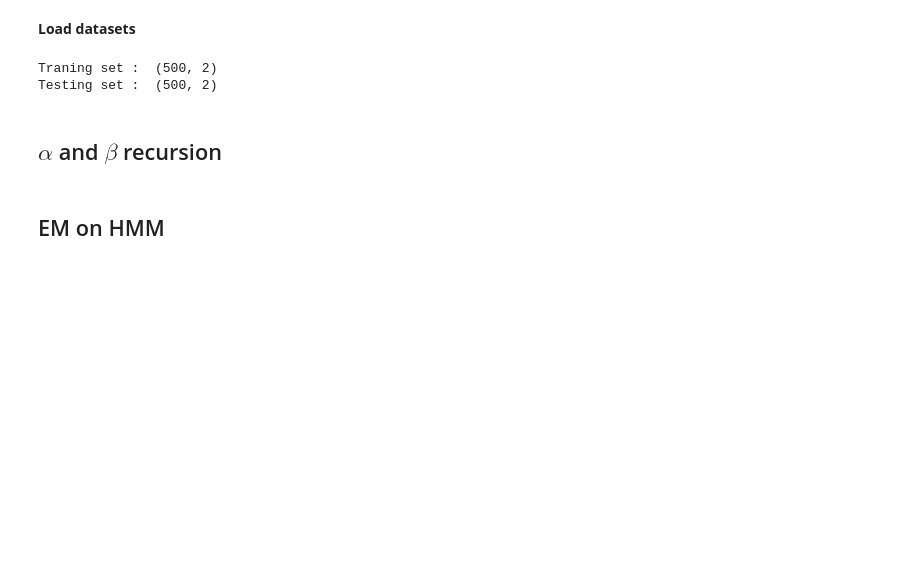
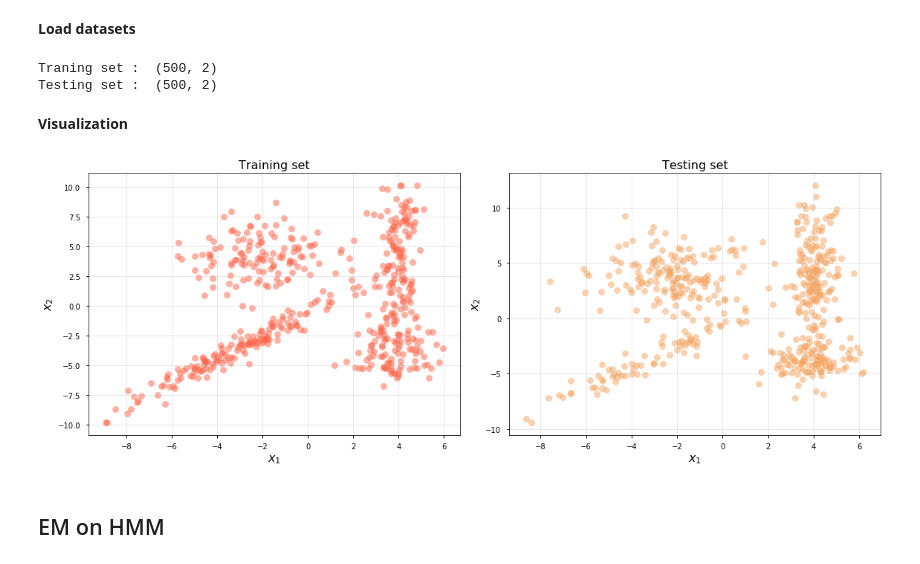
Before and after one commit to shahineb/archives1819, a Jupyter notebook: HWK3/HWK3.ipynb, the cells around one changed output. Drawn from its saved outputs; the diff is of its cells as text; code cells hidden in the pictures; blank space fills up the shorter version.

```diff
--- a/HWK3/HWK3.ipynb
+++ b/HWK3/HWK3.ipynb
@@ -24,5 +35,3 @@ test = test.values
 # %% [output]
 Traning set :  (500, 2)
 Testing set :  (500, 2)
-# %% [markdown]
-## $\alpha$ and $\beta$ recursion
@@ -31,2 +38,23 @@ Testing set :  (500, 2)
+# %% [markdown]
+__Visualization__
+# %%
+fig, ax = plt.subplots(1, 2, figsize=(16,6))
+
+ax[0].scatter(*train.T, color="tomato", **plot_kwds)
+ax[0].grid(alpha=0.3)
+ax[0].set_xlabel(r"$x_{1}$", size=16)
+ax[0].set_ylabel(r"$x_{2}$", size=16)
+ax[0].set_title("Training set", size=16)
+
+
+ax[1].scatter(*test.T, color = "sandybrown", **plot_kwds)
+ax[1].grid(alpha=0.3)
+ax[1].set_xlabel(r"$x_{1}$", size=16)
+ax[1].set_ylabel(r"$x_{2}$", size=16)
+ax[1].set_title("Testing set", size=16)
+
+plt.tight_layout()
+# %% [output]
+[figure, added]
 # %% [markdown]
 ## EM on HMM
```
Also changed, not shown: parts of 11 cells of this notebook, 1 other file.
